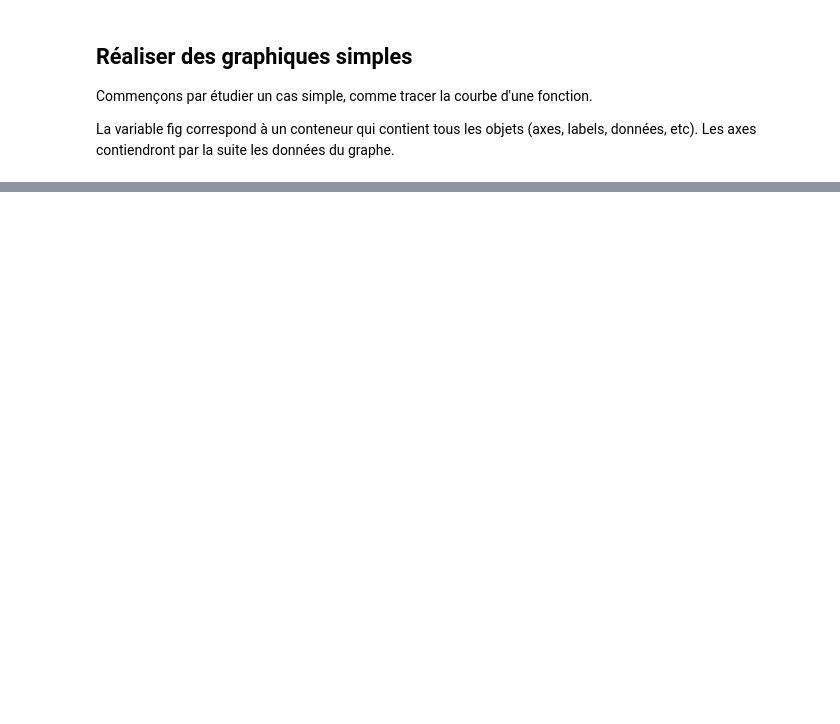
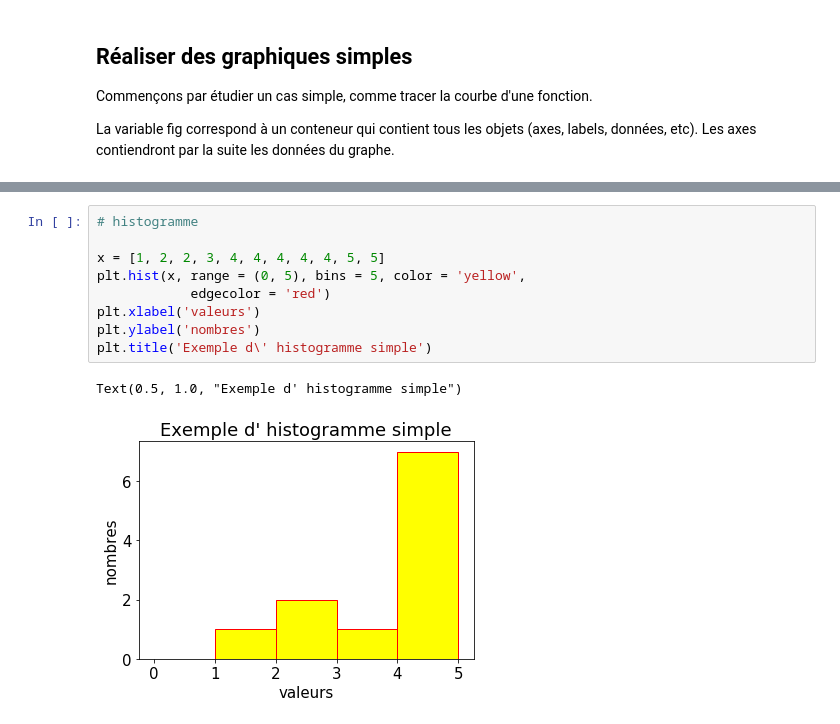
Before and after one commit to sophietheis/CoursPython, a Jupyter notebook: 05-Matplotlib.ipynb, the cells around one changed output, grey strips where cells are left out. Saved outputs shown, nothing was run; the diff lists cells and outputs as text; blank space fills up the shorter version.

```diff
--- a/05-Matplotlib.ipynb
+++ b/05-Matplotlib.ipynb
@@ -49,0 +67,12 @@ ax = ax.set(xlabel='x', ylabel='sin(x)')
+# %%
+# histogramme
+
+x = [1, 2, 2, 3, 4, 4, 4, 4, 4, 5, 5]
+plt.hist(x, range = (0, 5), bins = 5, color = 'yellow',
+            edgecolor = 'red')
+plt.xlabel('valeurs')
+plt.ylabel('nombres')
+plt.title('Exemple d\' histogramme simple')
+# %% [output]
+Text(0.5, 1.0, "Exemple d' histogramme simple")
+[figure, added]
```
Also changed, not shown: parts of 6 cells of this notebook, 25 other files.
